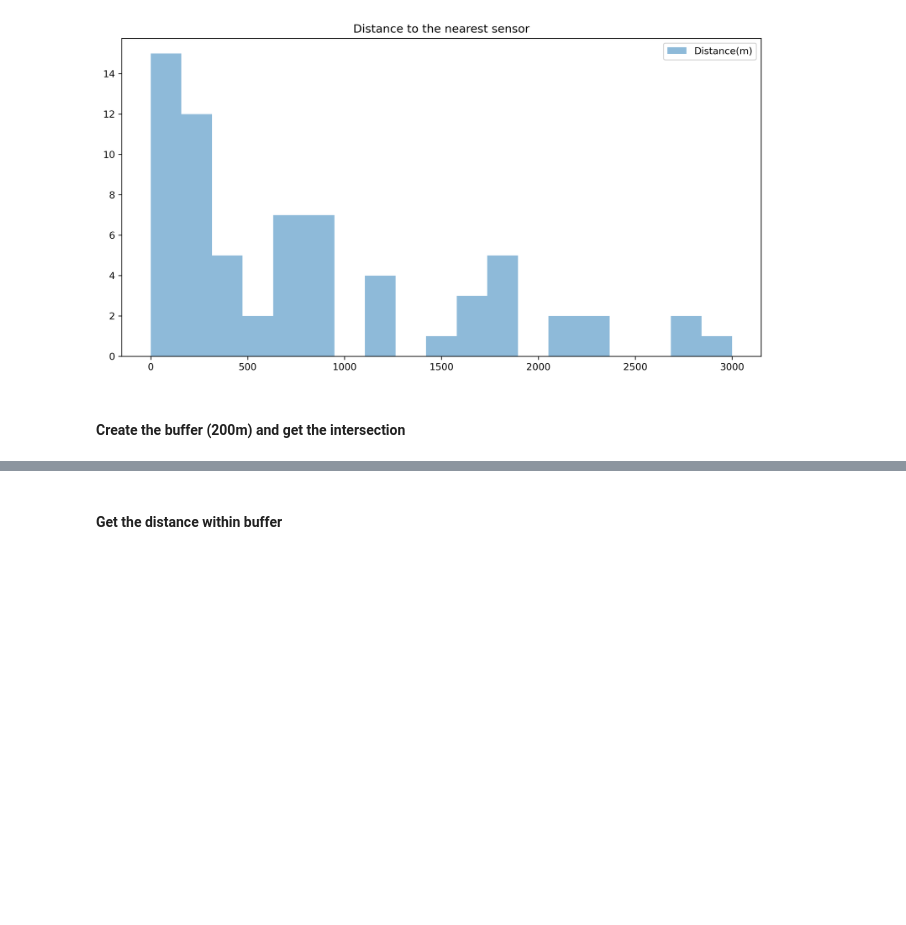
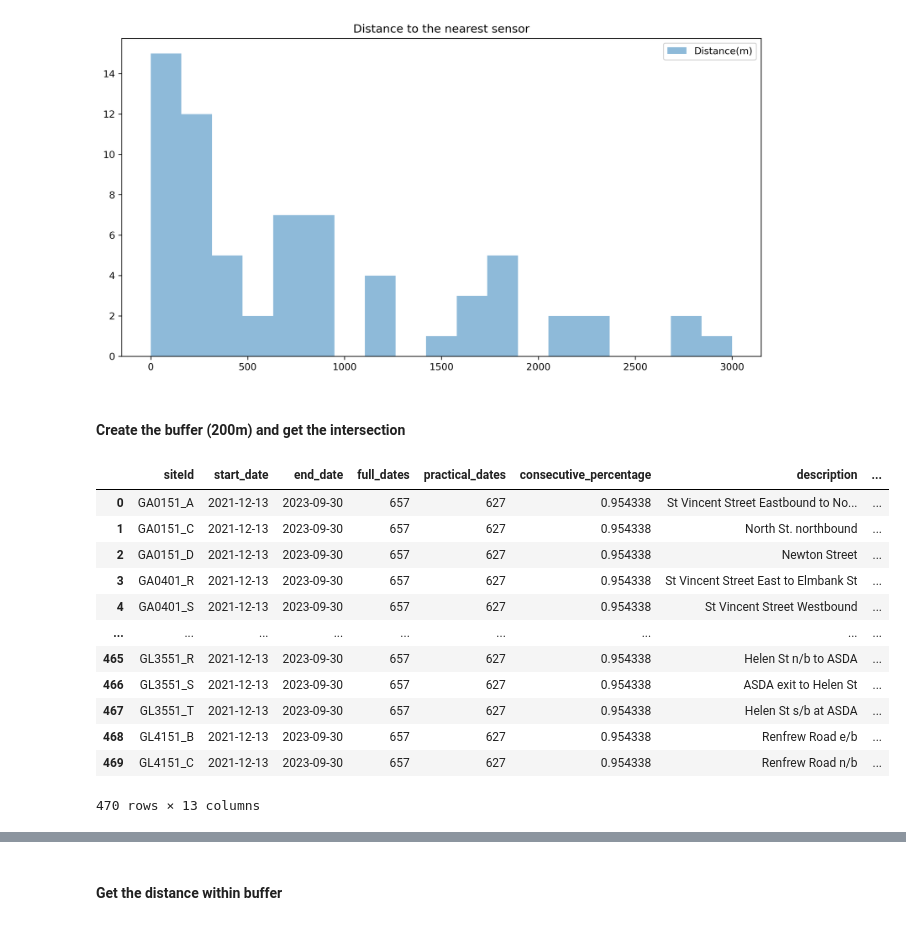
Before and after one commit to YueLi-0816/data_paper, a Jupyter notebook: Traffic_counts_read.ipynb, the cells around one changed output, grey strips where cells are left out. Cells and saved outputs as stored; diff of their text form; code cells hidden in the pictures; blank space fills up the shorter version.

```diff
--- a/Traffic_counts_read.ipynb
+++ b/Traffic_counts_read.ipynb
@@ -190,6 +219,23 @@ make_hist_plot(countpoint_dis['distances'], 'Distance(m)', 'Distance to the near
 [figure]
 # %% [markdown]
 #### Create the buffer (200m) and get the intersection
+# %%
+detector_buffer = detector_470.copy()
+detector_buffer.geometry = detector_buffer.geometry.buffer(200,6)
+# %% [output]
+|  | siteId | start_date | end_date | full_dates | practical_dates | consecutive_percentage | description | ... |
+| 0 | GA0151_A | 2021-12-13 | 2023-09-30 | 657 | 627 | 0.954338 | St Vincent Street Eastbound to No... | ... |
+| 1 | GA0151_C | 2021-12-13 | 2023-09-30 | 657 | 627 | 0.954338 | North St. northbound | ... |
+| 2 | GA0151_D | 2021-12-13 | 2023-09-30 | 657 | 627 | 0.954338 | Newton Street | ... |
+| 3 | GA0401_R | 2021-12-13 | 2023-09-30 | 657 | 627 | 0.954338 | St Vincent Street East to Elmbank St | ... |
+| 4 | GA0401_S | 2021-12-13 | 2023-09-30 | 657 | 627 | 0.954338 | St Vincent Street Westbound | ... |
+| ... | ... | ... | ... | ... | ... | ... | ... | ... |
+| 465 | GL3551_R | 2021-12-13 | 2023-09-30 | 657 | 627 | 0.954338 | Helen St n/b to ASDA | ... |
+| 466 | GL3551_S | 2021-12-13 | 2023-09-30 | 657 | 627 | 0.954338 | ASDA exit to Helen St | ... |
+| 467 | GL3551_T | 2021-12-13 | 2023-09-30 | 657 | 627 | 0.954338 | Helen St s/b at ASDA | ... |
+| 468 | GL4151_B | 2021-12-13 | 2023-09-30 | 657 | 627 | 0.954338 | Renfrew Road e/b | ... |
+| 469 | GL4151_C | 2021-12-13 | 2023-09-30 | 657 | 627 | 0.954338 | Renfrew Road n/b | ... |
+470 rows × 13 columns
 # %%
 countpoint_buffer = countpoint_68.copy()
 countpoint_buffer.geometry = countpoint_buffer.geometry.buffer(200,6)
```
Also changed, not shown: parts of 18 cells of this notebook.
